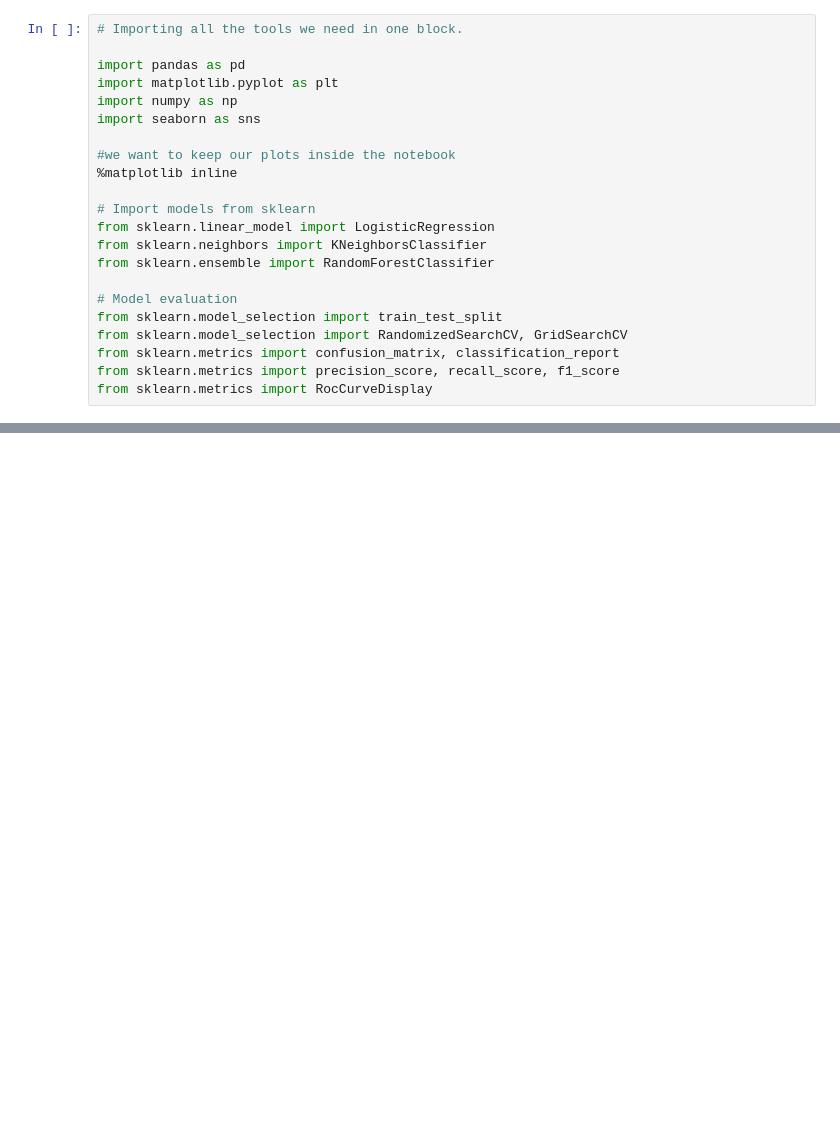
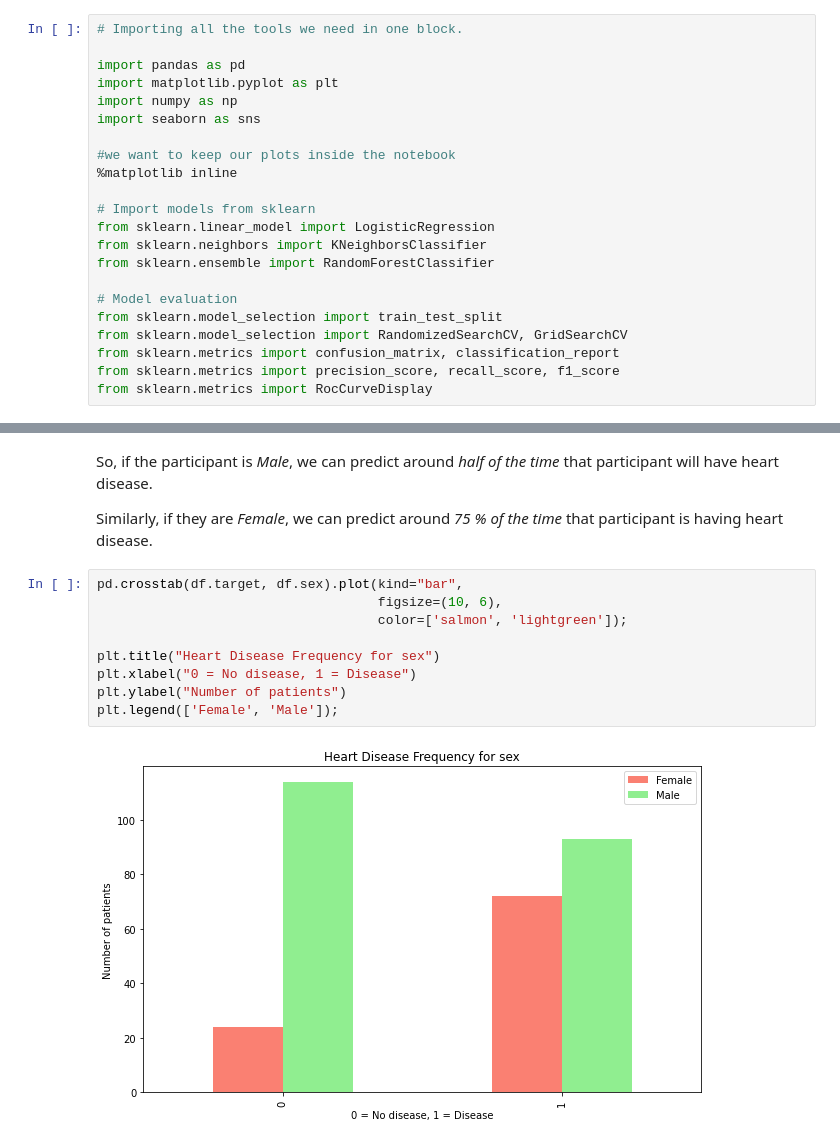
Before and after one commit to aristocrat71/Project_Heart_Disease, a Jupyter notebook: main-notebook.ipynb, the cells around one changed output, grey strips where cells are left out. Drawn from its saved outputs; the diff is of its cells as text; blank space fills up the shorter version.

```diff
--- a/main-notebook.ipynb
+++ b/main-notebook.ipynb
@@ -101,0 +209,15 @@ from sklearn.metrics import RocCurveDisplay
+# %% [markdown]
+So, if the participant is _Male_, we can predict around _half of the time_ that participant will have heart disease.
+
+Similarly, if they are _Female_, we can predict around _75 % of the time_ that participant is having heart disease.
+# %%
+pd.crosstab(df.target, df.sex).plot(kind="bar",
+                                    figsize=(10, 6),
+                                    color=['salmon', 'lightgreen']);
+
+plt.title("Heart Disease Frequency for sex")
+plt.xlabel("0 = No disease, 1 = Disease")
+plt.ylabel("Number of patients")
+plt.legend(['Female', 'Male']);
+# %% [output]
+[figure, added]
```
Also changed, not shown: parts of 28 cells of this notebook, 1 other file.
